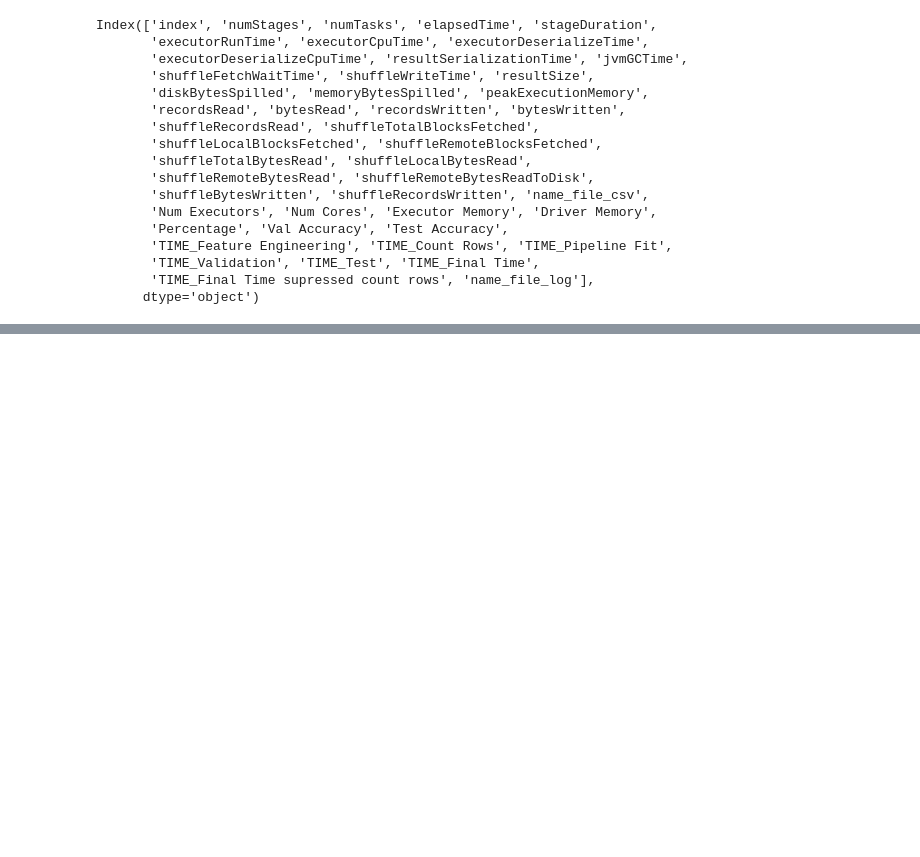
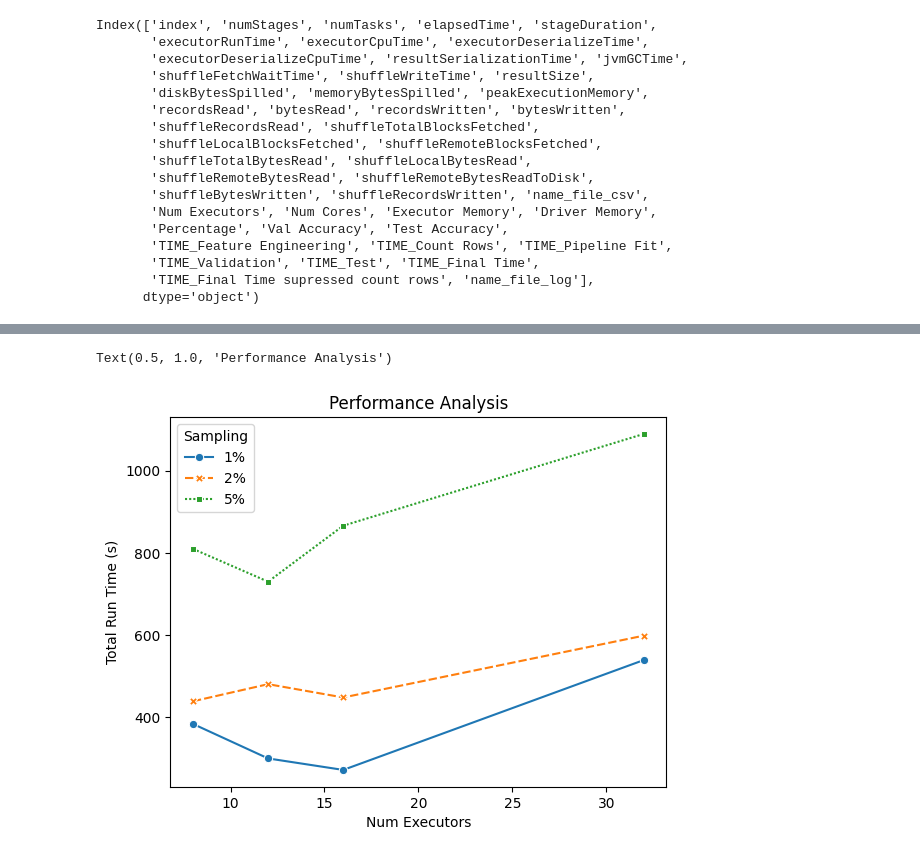
Before and after one commit to beatrizbsperes/FRACTAL_Big_Data, a Jupyter notebook: plot.ipynb, the cells around one changed output, grey strips where cells are left out. Drawn from its saved outputs; the diff is of its cells as text; code cells hidden in the pictures; blank space fills up the shorter version.

Commit message:
-- add plots -- add results df

```diff
--- a/plot.ipynb
+++ b/plot.ipynb
@@ -385,2 +379,10 @@ NameError: name 'dff_melted' is not defined
+# %%
+dff = pd.read_csv('results.csv')
 # %%
-dff.executorRunTime
+dff['Total Cores'] = dff['Num Executors']*dff['Num Cores']
+dff['CPU Utilization'] = dff['executorCpuTime'] / dff['executorRunTime']
+dff['Parallelism Efficiency'] = (dff['executorRunTime']/1000) / (dff['numTasks']*dff['elapsedTime']/1000)
+
+dff['Sampling'] = dff['Percentage'].apply(lambda x: f"{x:.0%}")
+dff['Executor Run Time (s)'] = dff['executorRunTime']/1000
+dff['Num Tasks * Elapsed Time'] = dff['numTasks']*(dff['elapsedTime']/1000)
@@ -400,0 +411,15 @@ Name: executorRunTime, dtype: int64
+# %%
+ax = sns.lineplot(
+    data = dff,
+    x = 'Num Executors',
+    y = 'TIME_Final Time',
+    markers=True,
+    hue='Sampling',
+    style='Sampling'
+)
+ax.set_ylabel('Total Run Time (s)')
+ax.set_xlabel('Num Executors')
+ax.set_title("Performance Analysis")
+# %% [output]
+Text(0.5, 1.0, 'Performance Analysis')
+[figure, added]
```
Also changed, not shown: parts of 18 cells of this notebook, 1 other file.
